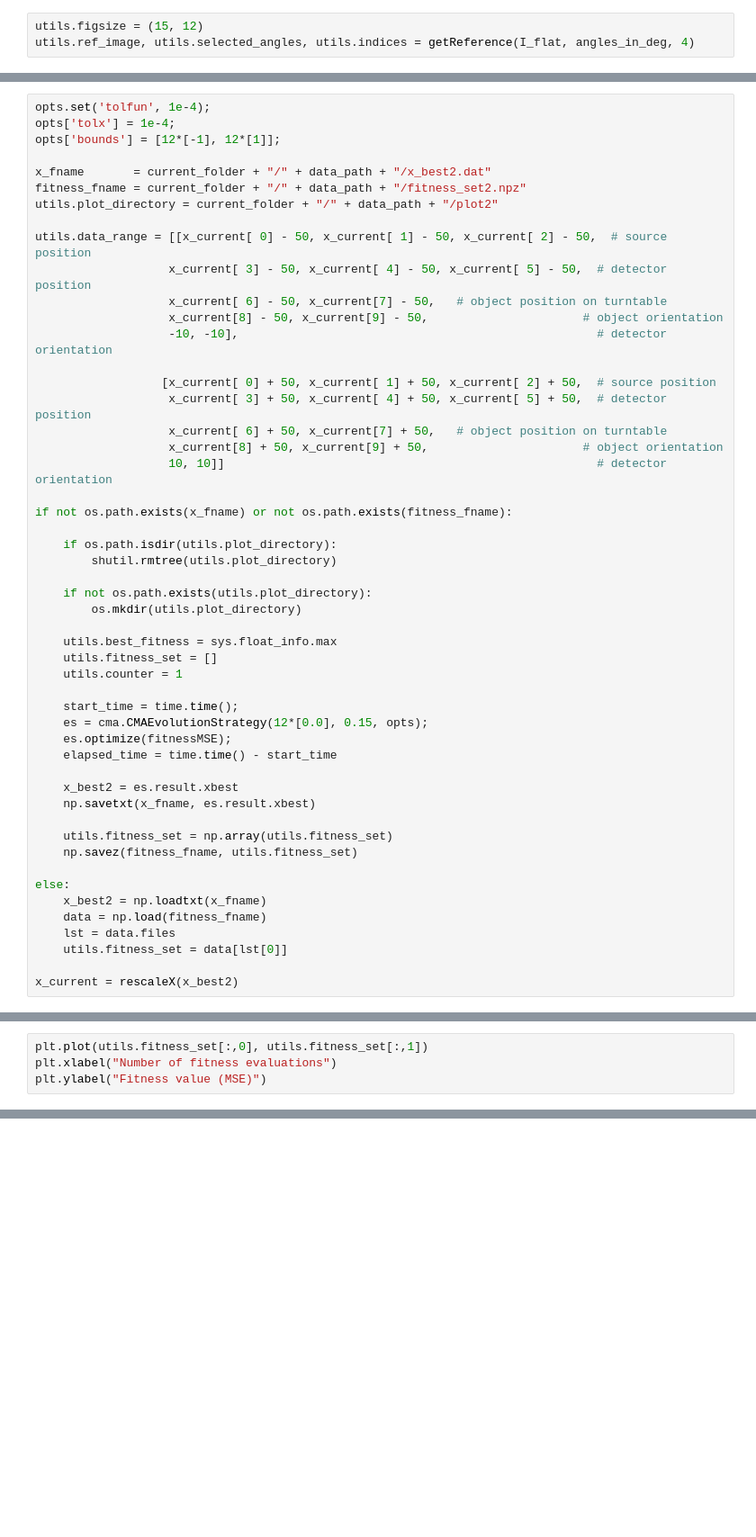
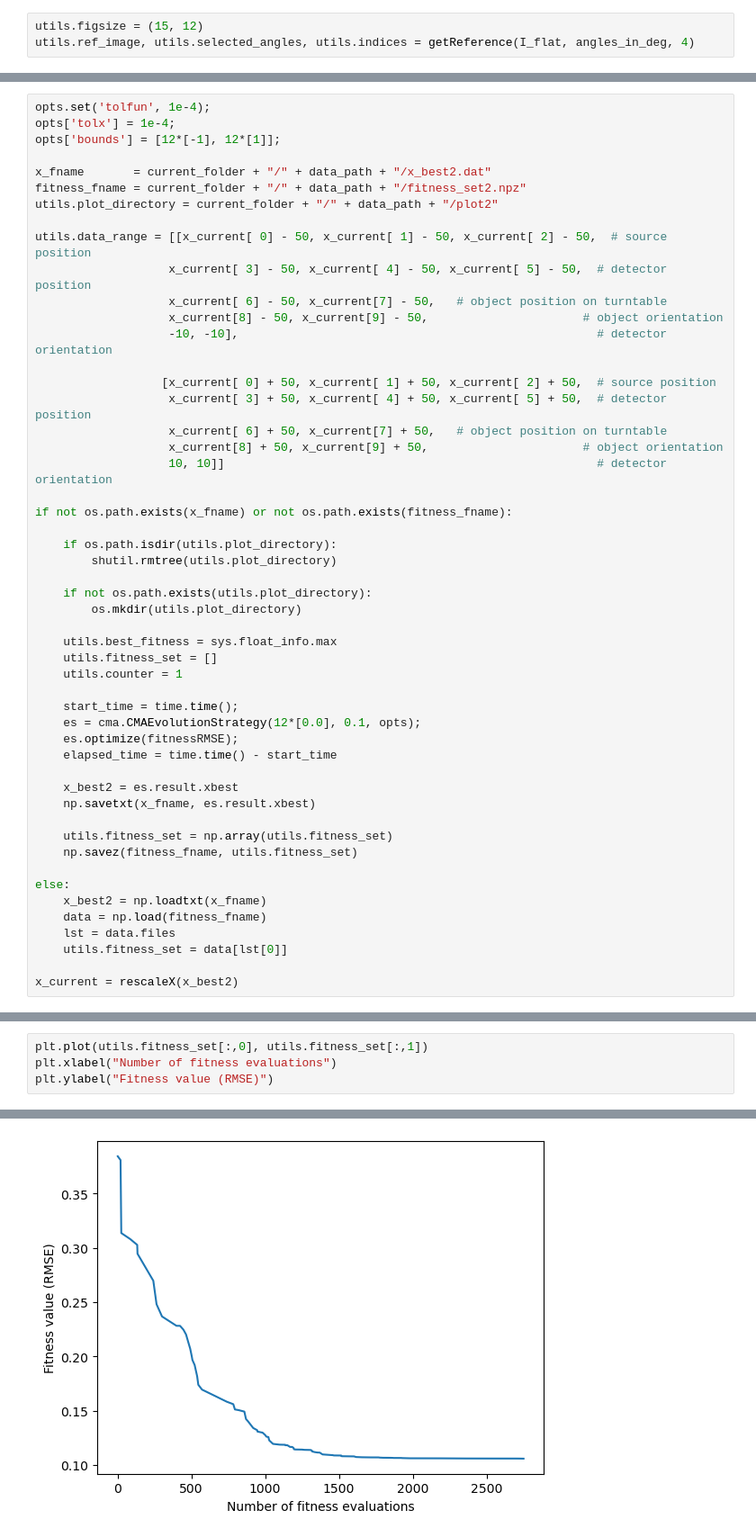
Before and after one commit to Sunday-nwokolo/MyProjects, a Jupyter notebook: One projection.ipynb, the cells around one changed output, grey strips where cells are left out. Shown at 90% size. Drawn from its saved outputs; the diff is of its cells as text; blank space fills up the shorter version.

```diff
--- a/One projection.ipynb
+++ b/One projection.ipynb
@@ -336,8 +420,8 @@ if not os.path.exists(x_fname) or not os.path.exists(fitness_fname):
     utils.counter = 1
 
     start_time = time.time();
-    es = cma.CMAEvolutionStrategy(12*[0.0], 0.15, opts);
-    es.optimize(fitnessMSE);
+    es = cma.CMAEvolutionStrategy(12*[0.0], 0.1, opts);
+    es.optimize(fitnessRMSE);
     elapsed_time = time.time() - start_time
 
     x_best2 = es.result.xbest
@@ -356,4 +458,5 @@ x_current = rescaleX(x_best2)
 # %%
 plt.plot(utils.fitness_set[:,0], utils.fitness_set[:,1])
 plt.xlabel("Number of fitness evaluations")
-plt.ylabel("Fitness value (MSE)")
+plt.ylabel("Fitness value (RMSE)")
+# %% [output]
@@ -360,2 +464,3 @@ plt.ylabel("Fitness value (MSE)")
+[figure, added]
 # %%
 print(x_current)
```
Also changed, not shown: parts of 27 cells of this notebook, 3 other files.
